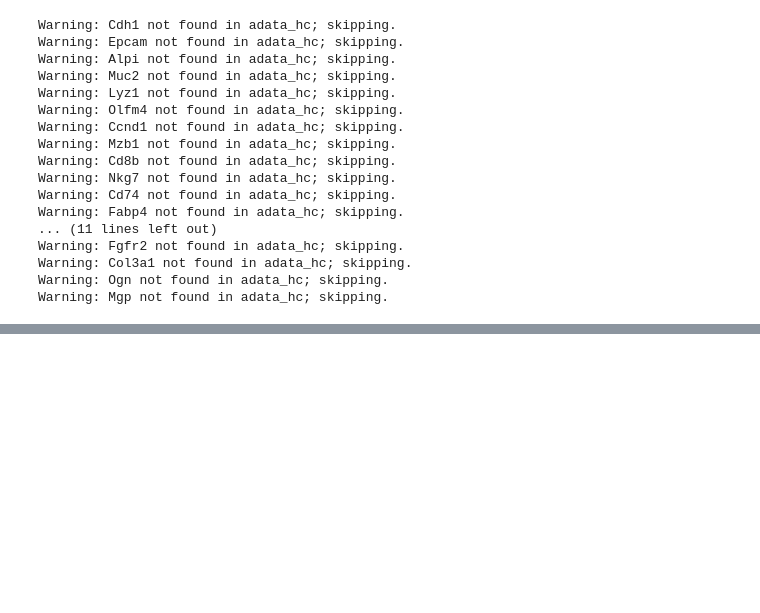
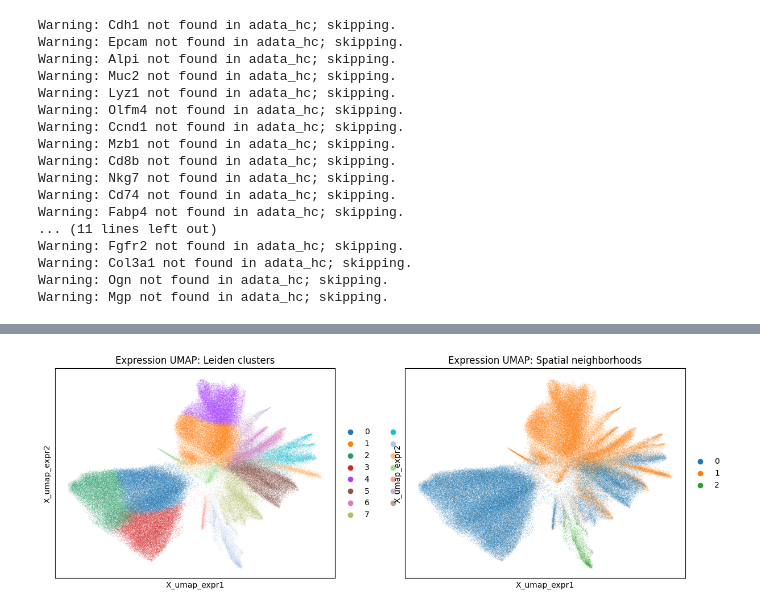
Before and after one commit to ROYBRUNO81/PURM2025, a Jupyter notebook: Analysis_Healthy.ipynb, the cells around one changed output, grey strips where cells are left out. Saved outputs shown, nothing was run; the diff lists cells and outputs as text; code cells hidden in the pictures; blank space fills up the shorter version.

```diff
--- a/Analysis_Healthy.ipynb
+++ b/Analysis_Healthy.ipynb
@@ -296,0 +303,20 @@ adata_hc.write("adata_hc.h5ad")
+# %%
+# Re-build the expression‑only kNN graph
+sc.pp.neighbors(adata_hc, n_neighbors=15, n_pcs=50)
+
+# Compute UMAP embedding (expression‑only)
+sc.tl.umap(adata_hc, min_dist=0.5, spread=1.0)
+
+# Save the expression UMAP in a separate obsm key
+adata_hc.obsm["X_umap_expr"] = adata_hc.obsm["X_umap"].copy()
+
+# Plot expression UMAP (clusters + neighborhoods) side-by-side
+sc.pl.embedding(
+    adata_hc,
+    basis="X_umap_expr",
+    color=["leiden", "tissue_neighborhood"],
+    title=["Expression UMAP: Leiden clusters", "Expression UMAP: Spatial neighborhoods"],
+    ncols=2
+)
+# %% [output]
+[figure, added]
```
Also changed, not shown: parts of 10 cells of this notebook.
